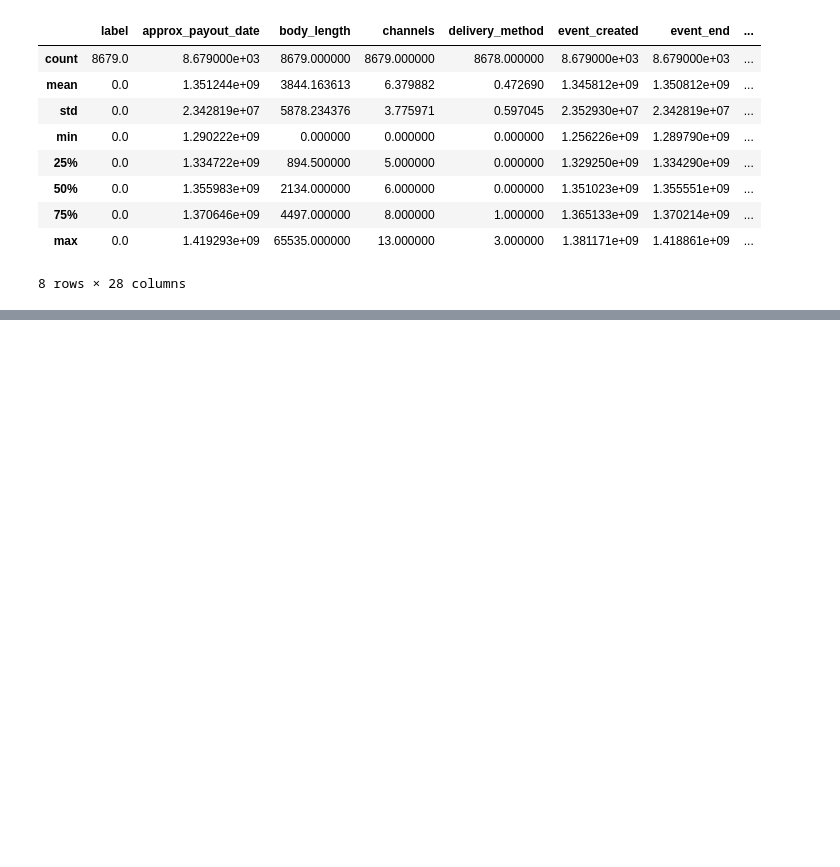
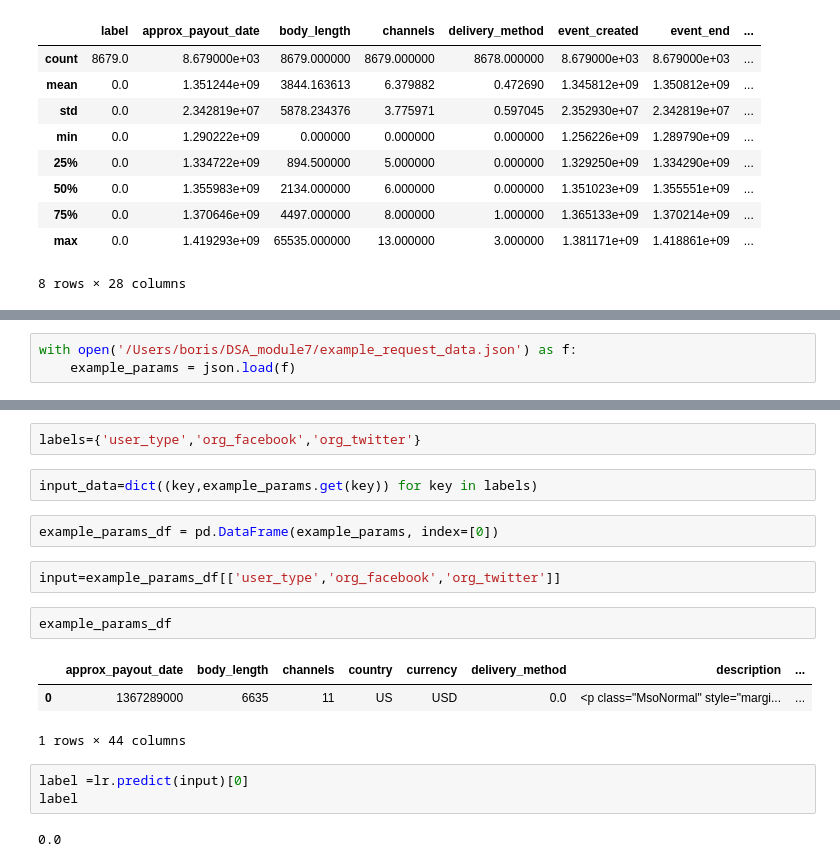
Before and after one commit to jthunnissen/DSA_module7, a Jupyter notebook: notebook_jeroen.ipynb, the cells around one changed output, grey strips where cells are left out. Saved outputs shown, nothing was run; the diff lists cells and outputs as text; blank space fills up the shorter version.

```diff
--- a/notebook_jeroen.ipynb
+++ b/notebook_jeroen.ipynb
@@ -35,0 +53,3 @@ prediction accc: 0.8343782654127482. f1: 0.4448336252189142
+# %%
+with open('/Users/boris/DSA_module7/example_request_data.json') as f:
+    example_params = json.load(f)
@@ -35,0 +89,19 @@ prediction accc: 0.8343782654127482. f1: 0.4448336252189142
+# %%
+labels={'user_type','org_facebook','org_twitter'}
+# %%
+input_data=dict((key,example_params.get(key)) for key in labels)
+# %%
+example_params_df = pd.DataFrame(example_params, index=[0])
+# %%
+input=example_params_df[['user_type','org_facebook','org_twitter']]
+# %%
+example_params_df
+# %% [output]
+|  | approx_payout_date | body_length | channels | country | currency | delivery_method | description | ... |
+| 0 | 1367289000 | 6635 | 11 | US | USD | 0.0 | <p class="MsoNormal" style="margi... | ... |
+1 rows × 44 columns
+# %%
+label =lr.predict(input)[0]
+label
+# %% [output]
+0.0
```
Also changed, not shown: parts of 13 cells of this notebook, 1 other file.
